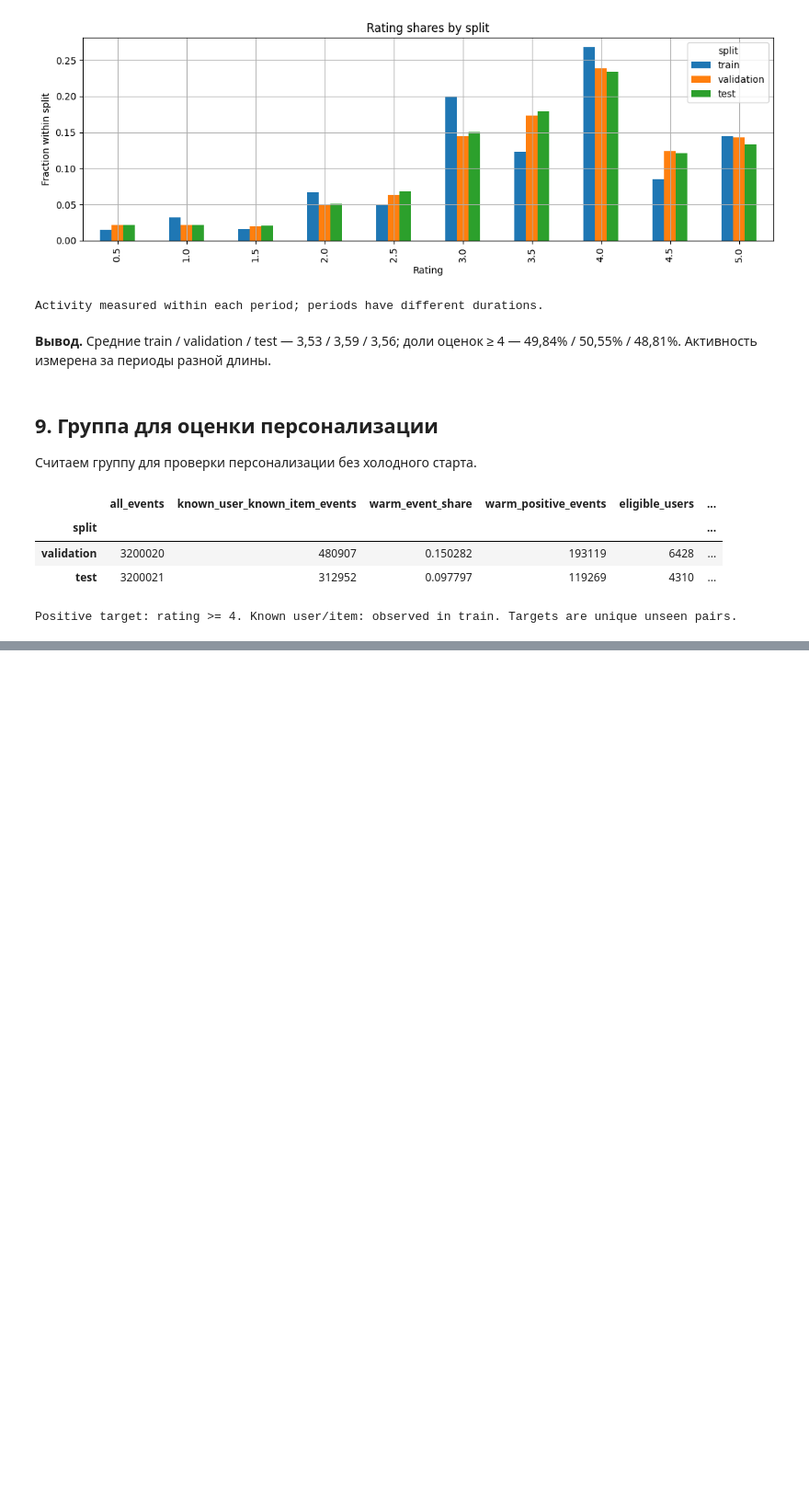
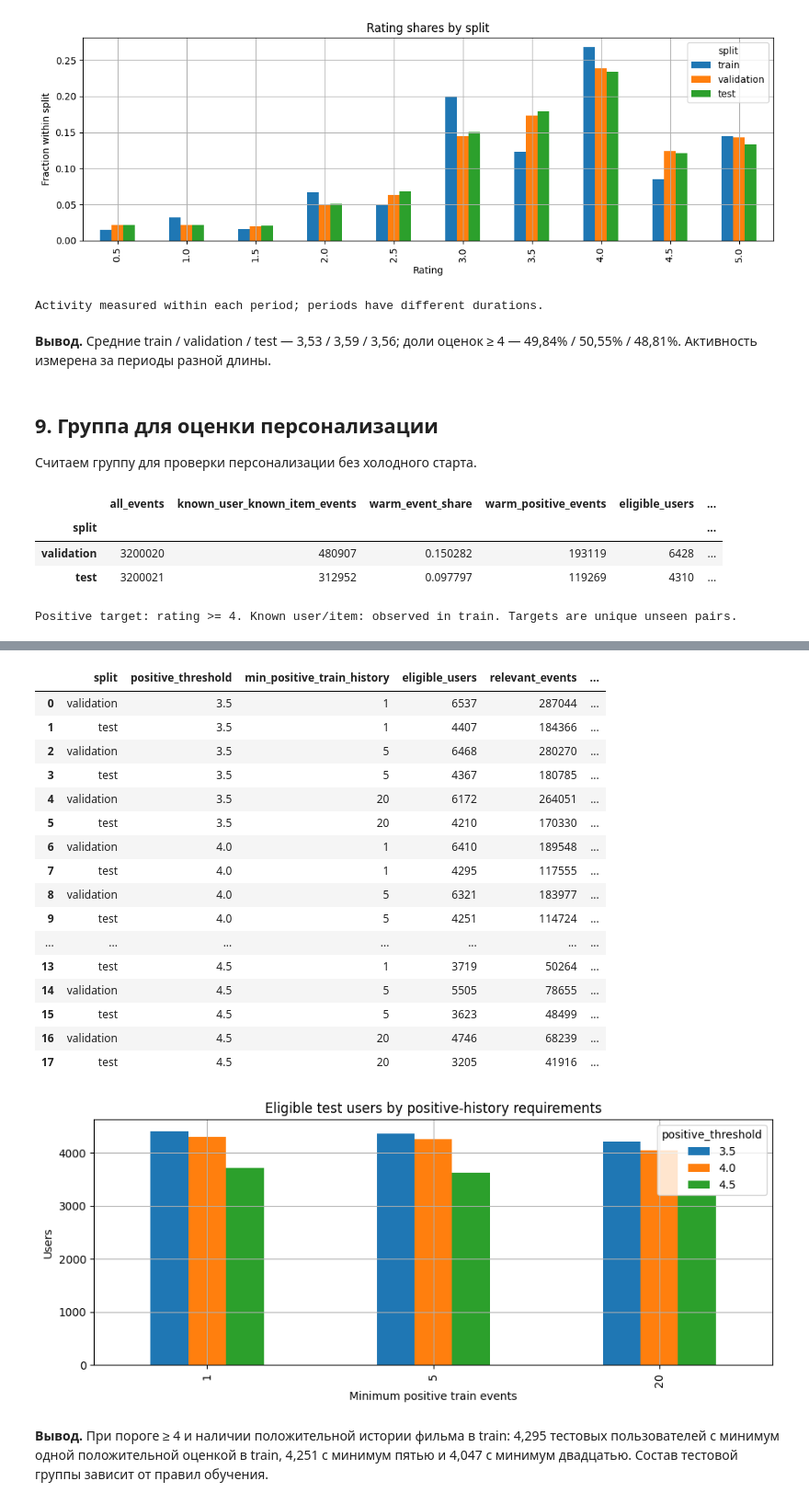
Before and after one commit to Axecta/movielens32m-eda, a Jupyter notebook: movielens32m_eda.ipynb, the cells around one changed output, grey strips where cells are left out. Shown at 92% size. Saved outputs shown, nothing was run; the diff lists cells and outputs as text; code cells hidden in the pictures; blank space fills up the shorter version.

```diff
--- a/movielens32m_eda.ipynb
+++ b/movielens32m_eda.ipynb
@@ -437,0 +581,44 @@ Positive target: rating >= 4. Known user/item: observed in train. Targets are un
+# %%
+sensitivity_rows = []
+for threshold in [3.5, 4.0, 4.5]:
+    train_positive = ratings.loc[train_mask & ratings['rating'].ge(threshold)]
+    positive_user_support = train_positive.groupby('userId').size()
+    positive_item_support = train_positive.groupby('movieId').size()
+    for min_history in [1, 5, 20]:
+        supported_users = positive_user_support.loc[positive_user_support.ge(min_history)].index
+        for split_name, mask in [('validation',val_mask),('test',test_mask)]:
+            relevant = ratings.loc[mask & ratings['rating'].ge(threshold)
+                                   & ratings['userId'].isin(supported_users)
+                                   & ratings['movieId'].isin(positive_item_support.index)]
+            per_user = relevant.groupby('userId').size()
+            sensitivity_rows.append({'split':split_name, 'positive_threshold':threshold,
+                                     'min_positive_train_history':min_history,
+                                     'eligible_users':per_user.size, 'relevant_events':len(relevant),
+                                     'median_relevant_per_user':per_user.median()})
+sensitivity = pd.DataFrame(sensitivity_rows)
+display(sensitivity)
+sensitivity.loc[sensitivity['split'].eq('test')].pivot(
+    index='min_positive_train_history', columns='positive_threshold', values='eligible_users'
+).plot.bar(title='Eligible test users by positive-history requirements', ylabel='Users', xlabel='Minimum positive train events')
+plt.show()
+# %% [output]
+|  | split | positive_threshold | min_positive_train_history | eligible_users | relevant_events | ... |
+| 0 | validation | 3.5 | 1 | 6537 | 287044 | ... |
+| 1 | test | 3.5 | 1 | 4407 | 184366 | ... |
+| 2 | validation | 3.5 | 5 | 6468 | 280270 | ... |
+| 3 | test | 3.5 | 5 | 4367 | 180785 | ... |
+| 4 | validation | 3.5 | 20 | 6172 | 264051 | ... |
+| 5 | test | 3.5 | 20 | 4210 | 170330 | ... |
+| 6 | validation | 4.0 | 1 | 6410 | 189548 | ... |
+| 7 | test | 4.0 | 1 | 4295 | 117555 | ... |
+| 8 | validation | 4.0 | 5 | 6321 | 183977 | ... |
+| 9 | test | 4.0 | 5 | 4251 | 114724 | ... |
+| ... | ... | ... | ... | ... | ... | ... |
+| 13 | test | 4.5 | 1 | 3719 | 50264 | ... |
+| 14 | validation | 4.5 | 5 | 5505 | 78655 | ... |
+| 15 | test | 4.5 | 5 | 3623 | 48499 | ... |
+| 16 | validation | 4.5 | 20 | 4746 | 68239 | ... |
+| 17 | test | 4.5 | 20 | 3205 | 41916 | ... |
+[figure, added]
+# %% [markdown]
+**Вывод.** При пороге ≥ 4 и наличии положительной истории фильма в train: 4,295 тестовых пользователей с минимум одной положительной оценкой в train, 4,251 с минимум пятью и 4,047 с минимум двадцатью. Состав тестовой группы зависит от правил обучения.
```
Also changed, not shown: parts of 19 cells of this notebook.
